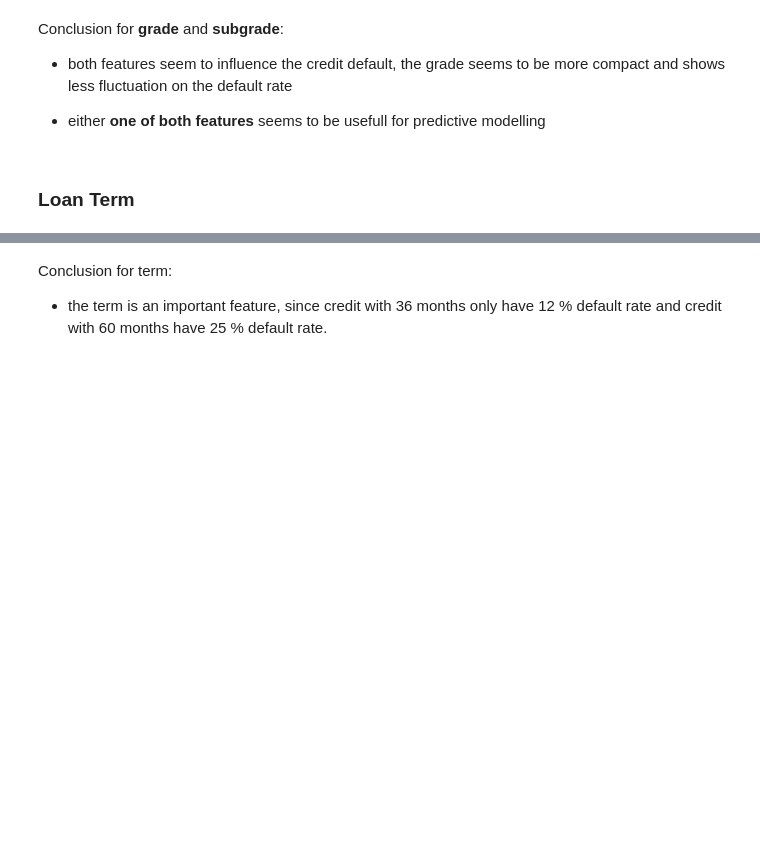
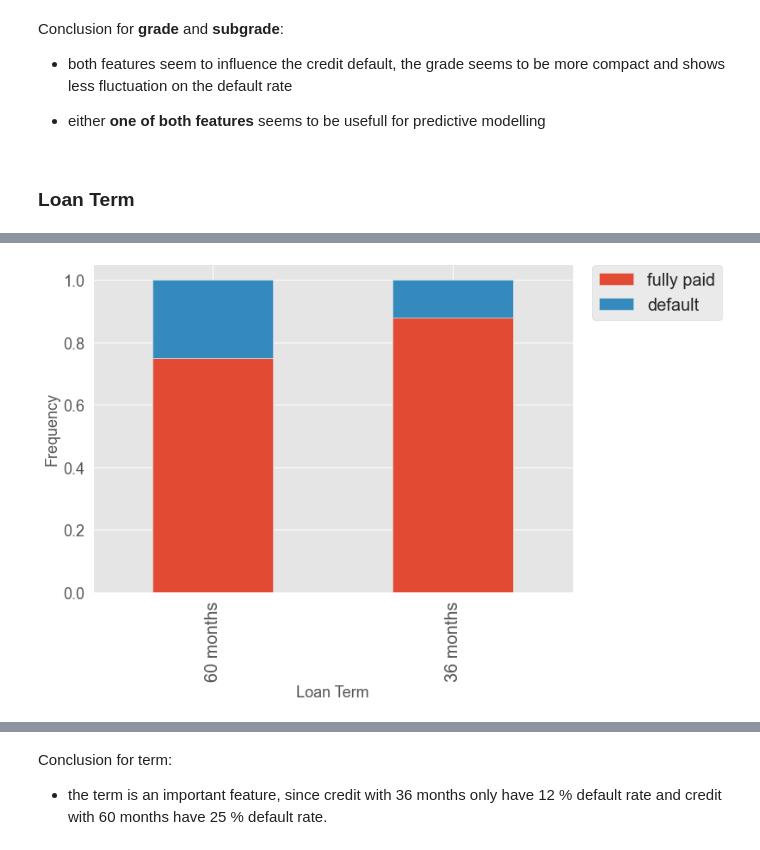
Before and after one commit to jb-ds2020/2nd_Project, a Jupyter notebook: 2020-LendingClub_EDA.ipynb, the cells around one changed output, grey strips where cells are left out. Saved outputs shown, nothing was run; the diff lists cells and outputs as text; code cells hidden in the pictures; blank space fills up the shorter version.

```diff
--- a/2020-LendingClub_EDA.ipynb
+++ b/2020-LendingClub_EDA.ipynb
@@ -1588,2 +1685,13 @@ plt.ylabel('Default')
+# %%
+term_default.plot(kind='bar', stacked=True,figsize=(10,7))
+plt.xlabel('Loan Term')
+plt.ylabel('Frequency')
+#plt.title('Credit Default Rate');
+plt.xticks(np.arange(2), ('60 months', '36 months',), fontsize=20)
+L=plt.legend(fontsize=20,loc=(1.04,0.83))
+L.get_texts()[0].set_text('fully paid')
+L.get_texts()[1].set_text('default')
+# %% [output]
+[figure, added]
 # %%
 term_default
```
Also changed, not shown: parts of 62 cells of this notebook, 37 other files.
